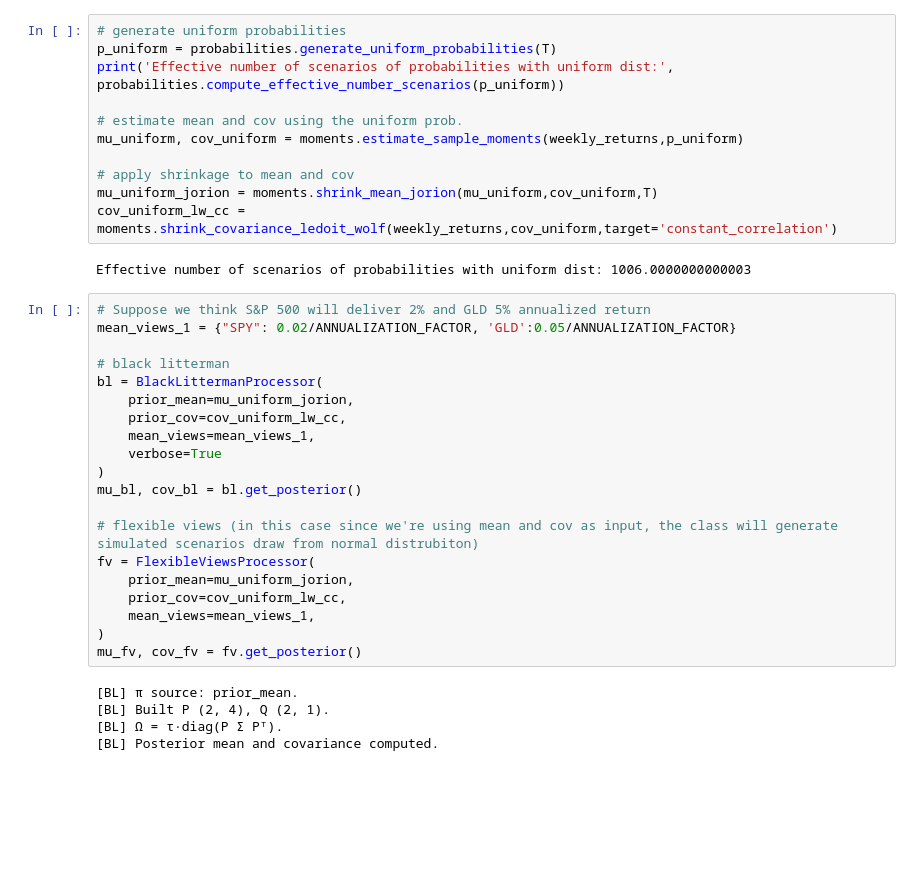
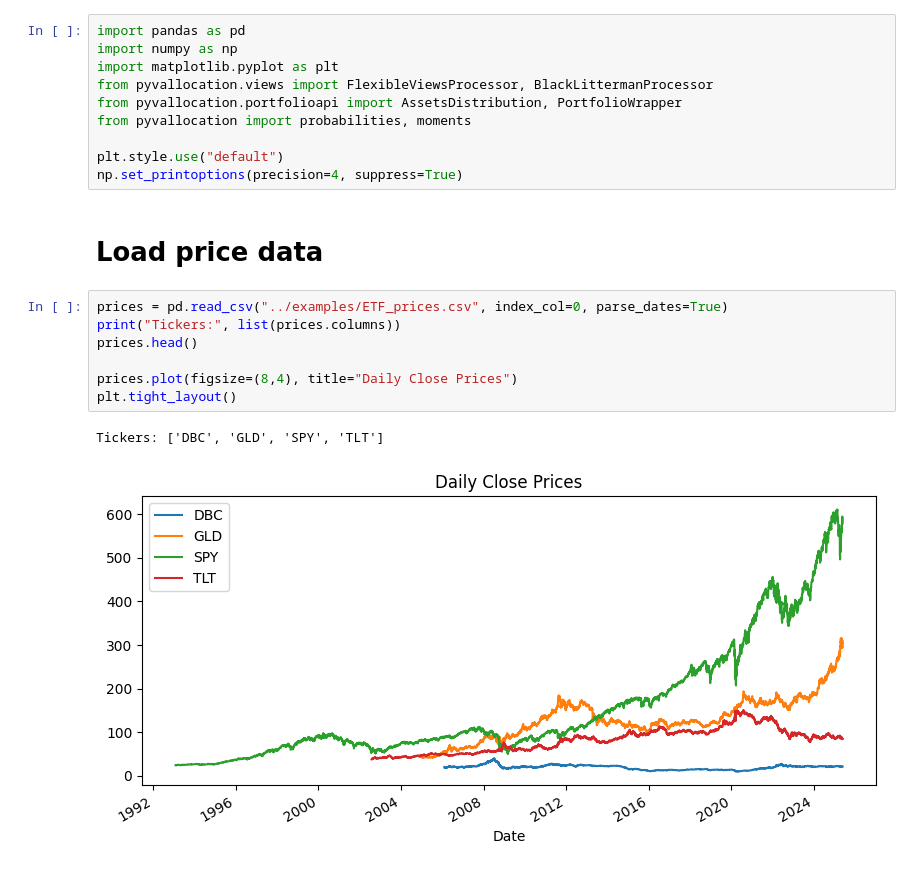
Before and after one commit to enexqnt/Py-vAllocation, a Jupyter notebook: examples/Simple_views_on_mean.ipynb, the cells around one changed output. Saved outputs shown, nothing was run; the diff lists cells and outputs as text; blank space fills up the shorter version.

```diff
--- a/examples/Simple_views_on_mean.ipynb
+++ b/examples/Simple_views_on_mean.ipynb
@@ -27,38 +1,22 @@ Loaded  Index(['DBC', 'GLD', 'SPY', 'TLT'], dtype='object')
-# %%
-# generate uniform probabilities
-p_uniform = probabilities.generate_uniform_probabilities(T)
-print('Effective number of scenarios of probabilities with uniform dist:', probabilities.compute_effective_number_scenarios(p_uniform))
-
-# estimate mean and cov using the uniform prob.
-mu_uniform, cov_uniform = moments.estimate_sample_moments(weekly_returns,p_uniform)
-
-# apply shrinkage to mean and cov
-mu_uniform_jorion = moments.shrink_mean_jorion(mu_uniform,cov_uniform,T)
-cov_uniform_lw_cc = moments.shrink_covariance_ledoit_wolf(weekly_returns,cov_uniform,target='constant_correlation')
-# %% [output]
-Effective number of scenarios of probabilities with uniform dist: 1006.0000000000003
-# %%
-# Suppose we think S&P 500 will deliver 2% and GLD 5% annualized return
-mean_views_1 = {"SPY": 0.02/ANNUALIZATION_FACTOR, 'GLD':0.05/ANNUALIZATION_FACTOR}
-
-# black litterman
-bl = BlackLittermanProcessor(
-    prior_mean=mu_uniform_jorion,
-    prior_cov=cov_uniform_lw_cc,
-    mean_views=mean_views_1,
-    verbose=True
-)
-mu_bl, cov_bl = bl.get_posterior()
-
-# flexible views (in this case since we're using mean and cov as input, the class will generate simulated scenarios draw from normal distrubiton)
-fv = FlexibleViewsProcessor(
-    prior_mean=mu_uniform_jorion,
-    prior_cov=cov_uniform_lw_cc,
-    mean_views=mean_views_1,
-)
-mu_fv, cov_fv = fv.get_posterior()
-# %% [output]
-[BL] π source: prior_mean.
-[BL] Built P (2, 4), Q (2, 1).
-[BL] Ω = τ·diag(P Σ Pᵀ).
-[BL] Posterior mean and covariance computed.
+# %%
+import pandas as pd
+import numpy as np
+import matplotlib.pyplot as plt
+from pyvallocation.views import FlexibleViewsProcessor, BlackLittermanProcessor
+from pyvallocation.portfolioapi import AssetsDistribution, PortfolioWrapper
+from pyvallocation import probabilities, moments
+
+plt.style.use("default")
+np.set_printoptions(precision=4, suppress=True)
+# %% [markdown]
+# Load price data
+# %%
+prices = pd.read_csv("../examples/ETF_prices.csv", index_col=0, parse_dates=True)
+print("Tickers:", list(prices.columns))
+prices.head()
+
+prices.plot(figsize=(8,4), title="Daily Close Prices")
+plt.tight_layout()
+# %% [output]
+Tickers: ['DBC', 'GLD', 'SPY', 'TLT']
+[figure, added]
```
Also changed, not shown: parts of 22 cells of this notebook, 7 other files.
